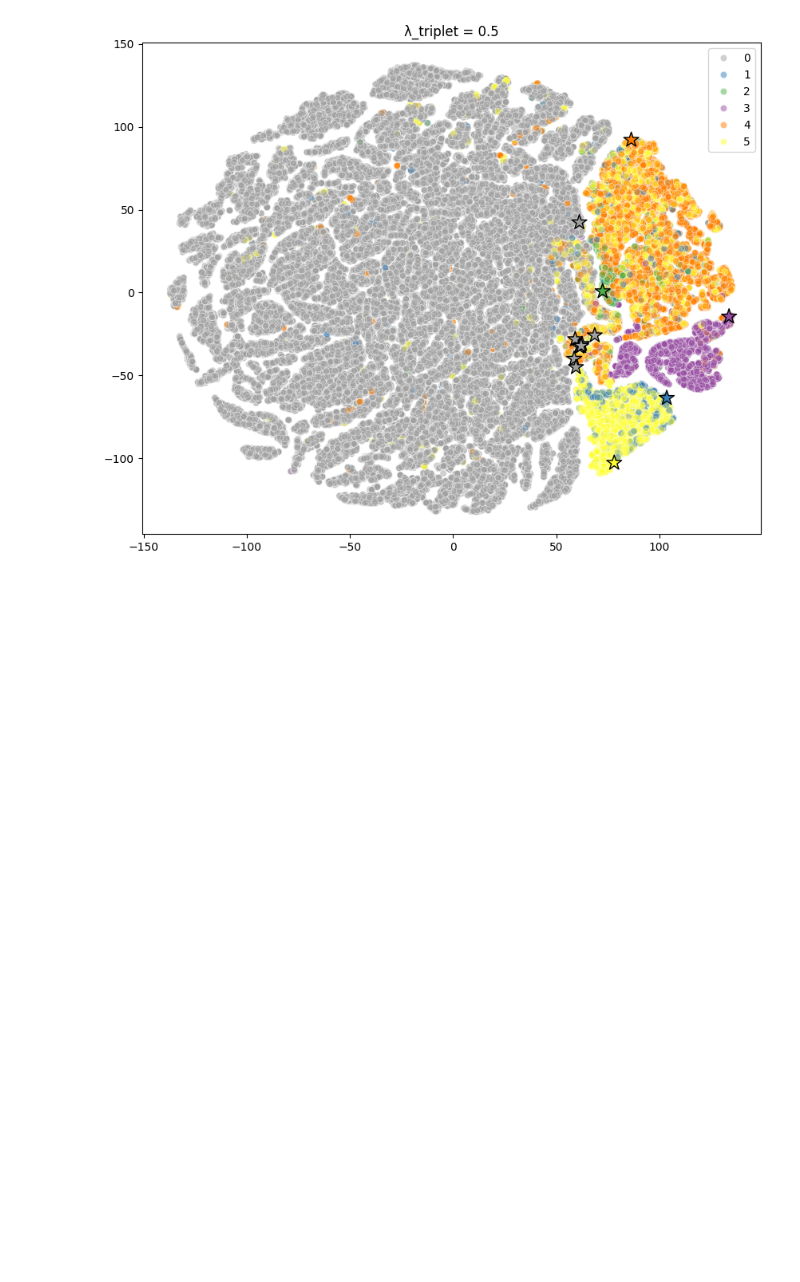
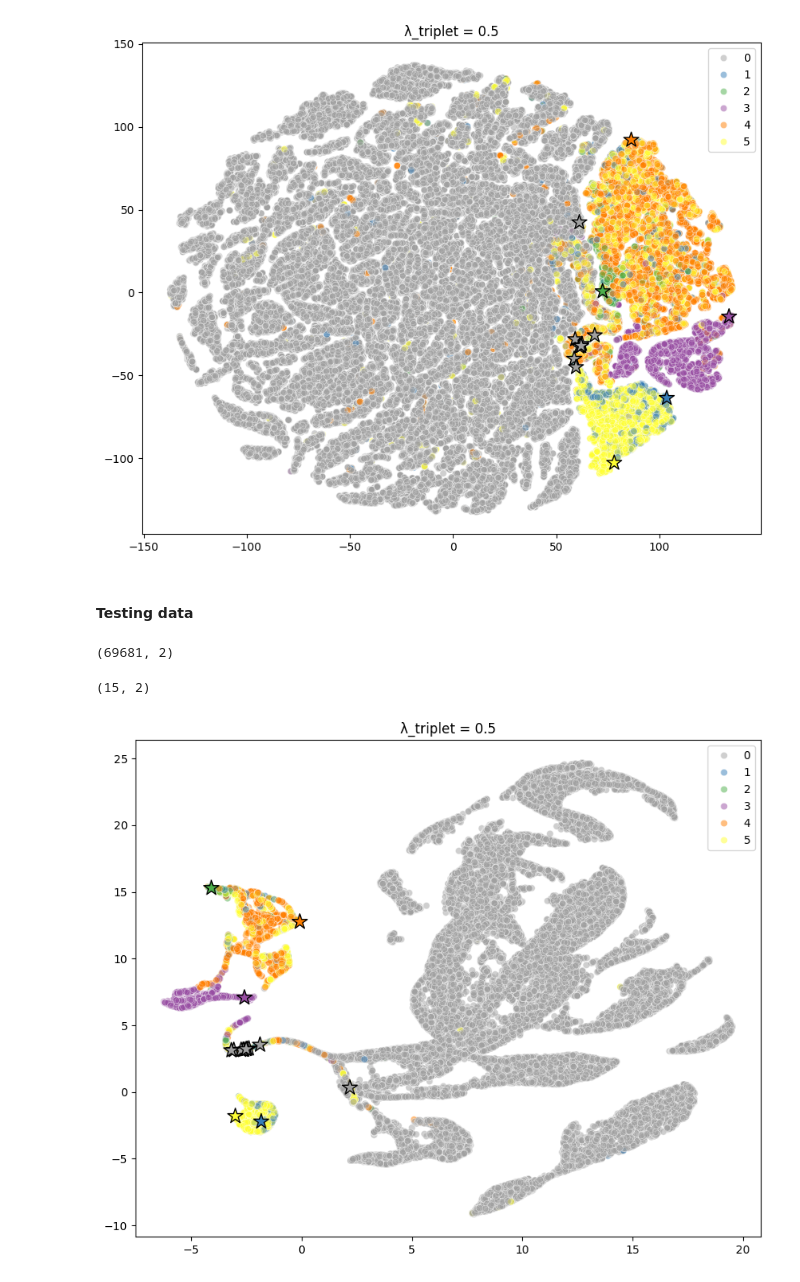
Before and after one commit to darosali/explainable-latent-classifiers, a Jupyter notebook: PPNet_triplet.ipynb, the cells around one changed output. Cells and saved outputs as stored; diff of their text form; code cells hidden in the pictures; blank space fills up the shorter version.

Commit message:
add visualization of testing data

```diff
--- a/PPNet_triplet.ipynb
+++ b/PPNet_triplet.ipynb
@@ -427,3 +435,32 @@ plt.savefig(f"figs/ppnet/triplet_lambda_0_5_sampled_tsne.png")
 plt.show()
 # %% [output]
 [figure]
+# %% [markdown]
+#### Testing data
+# %%
+reducer = umap.UMAP()
+embedding = reducer.fit_transform(z_sampled)
+print(embedding.shape)
+# %% [output]
+(69681, 2)
+# %%
+prototypes = model.proto_layer.prototypes.detach().cpu().numpy()
+prototype_embedding = reducer.transform(prototypes)
+prototype_embedding.shape
+# %% [output]
+(15, 2)
+# %%
+# Plot
+plt.figure(figsize=(10, 8))
+sns.scatterplot(x=embedding[:, 0], y=embedding[:, 1], hue=y_test_anomalies_sampled, alpha=0.5, palette=custom_palette)
+
+plt.scatter(prototype_embedding[:, 0], prototype_embedding[:, 1], c=proto_colors, marker='*', s=200, edgecolors='black')
+
+#plt.xlabel("UMAP Dimension 1")
+#plt.ylabel("UMAP Dimension 2")
+plt.title("λ_triplet = 0.5")
+plt.legend()
+#plt.savefig(f"figs/ppnet/triplet_lambda_0_5_sampled.png")
+plt.show()
+# %% [output]
+[figure, added]
```
Also changed, not shown: parts of 3 cells of this notebook.
